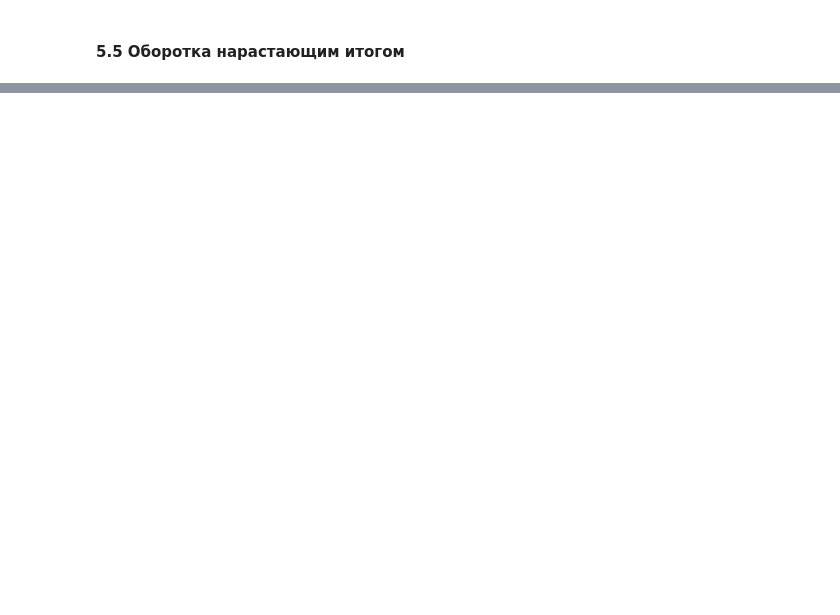
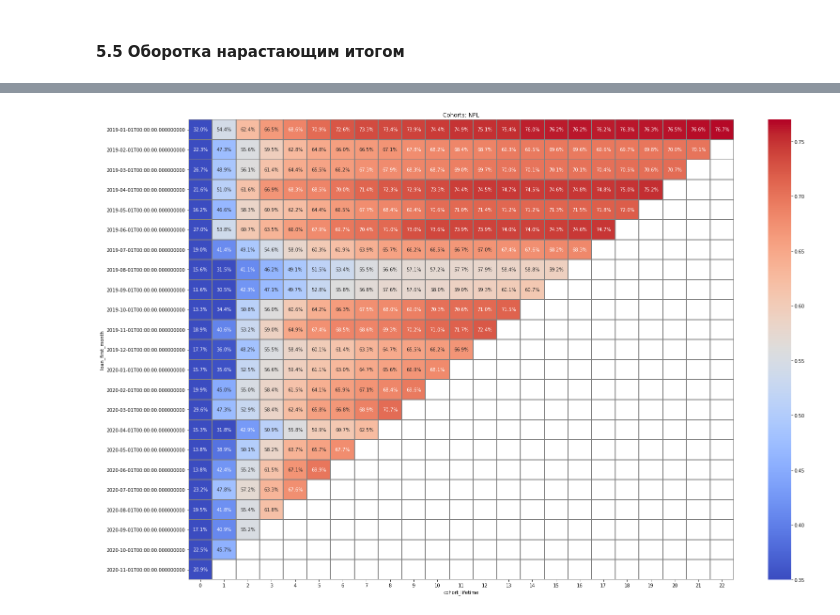
Before and after one commit to g0vn0c0d3r/da, a Jupyter notebook: KONGA/KONGA.ipynb, the cells around one changed output, grey strips where cells are left out. Drawn from its saved outputs; the diff is of its cells as text; code cells hidden in the pictures; blank space fills up the shorter version.

```diff
--- a/KONGA/KONGA.ipynb
+++ b/KONGA/KONGA.ipynb
@@ -648,10 +1135,12 @@ paid_loans.head()
 # %%
 output = pd.merge(get_loans, paid_loans, on=['loan_first_month', 'cohort_lifetime'])
-output['r_rate'] = output['paid_loans'] / output['get_loans']
+output['r_rate'] = (output['paid_loans'] / output['get_loans'])
 output_pivot = output.pivot_table(index='loan_first_month', columns='cohort_lifetime', values='r_rate')
 # %%
 # Наведем немного крастоты
 plt.figure(figsize=(26, 18))
 plt.title('Cohorts: NPL')
 sns.heatmap(output_pivot, annot=True, fmt='.1%', linewidths=1,
-            linecolor='grey', cmap='coolwarm', vmin=0.4, vmax=0.78);
+            linecolor='grey', cmap='coolwarm', vmin=0.35, vmax=0.77);
+# %% [output]
+[figure, added]
```
Also changed, not shown: parts of 71 cells of this notebook, 4 other files.
